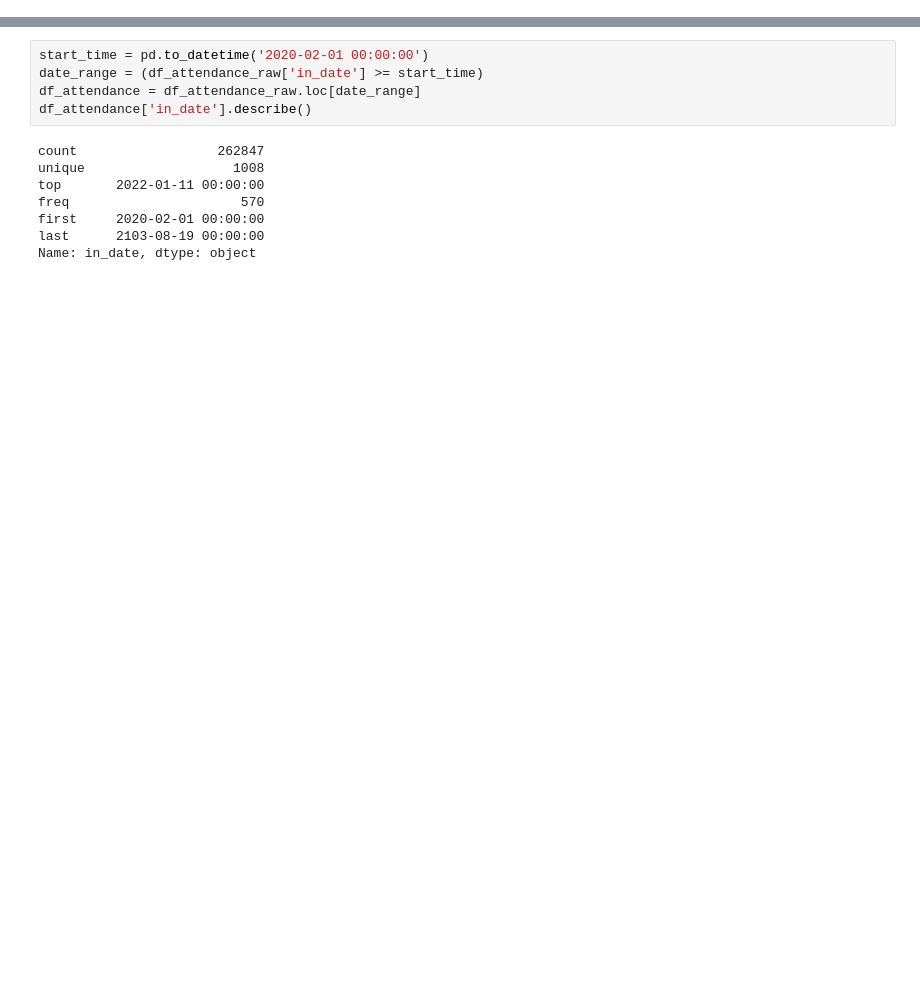
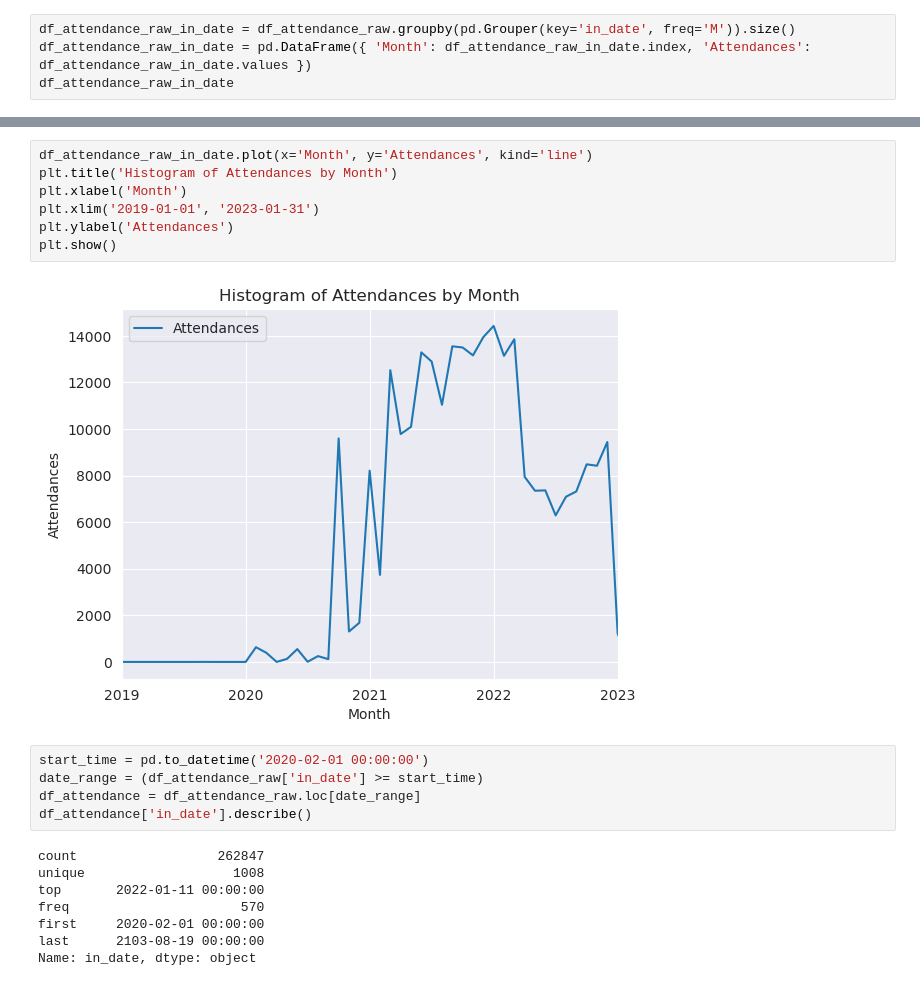
Before and after one commit to pcperera/attrition, a Jupyter notebook: descriptive-attendance.ipynb, the cells around one changed output, grey strips where cells are left out. Drawn from its saved outputs; the diff is of its cells as text; blank space fills up the shorter version.

```diff
--- a/descriptive-attendance.ipynb
+++ b/descriptive-attendance.ipynb
@@ -37,3 +36,7 @@ df_attendance_raw.describe()
 | 50% | 8.147770e+05 | 194.100000 | 1408.000000 |
 | 75% | 1.828590e+06 | 198.100000 | 2053.000000 |
 | max | 7.233816e+06 | 123456.000000 | 3090.000000 |
+# %%
+df_attendance_raw_in_date = df_attendance_raw.groupby(pd.Grouper(key='in_date', freq='M')).size()
+df_attendance_raw_in_date = pd.DataFrame({ 'Month': df_attendance_raw_in_date.index, 'Attendances': df_attendance_raw_in_date.values })
+df_attendance_raw_in_date
@@ -40,3 +57,12 @@ df_attendance_raw.describe()
+# %%
+df_attendance_raw_in_date.plot(x='Month', y='Attendances', kind='line')
+plt.title('Histogram of Attendances by Month')
+plt.xlabel('Month')
+plt.xlim('2019-01-01', '2023-01-31')
+plt.ylabel('Attendances')
+plt.show()
+# %% [output]
+[figure, added]
 # %%
 start_time = pd.to_datetime('2020-02-01 00:00:00')
 date_range = (df_attendance_raw['in_date'] >= start_time)
```
Also changed, not shown: parts of 3 cells of this notebook, 1 other file.
